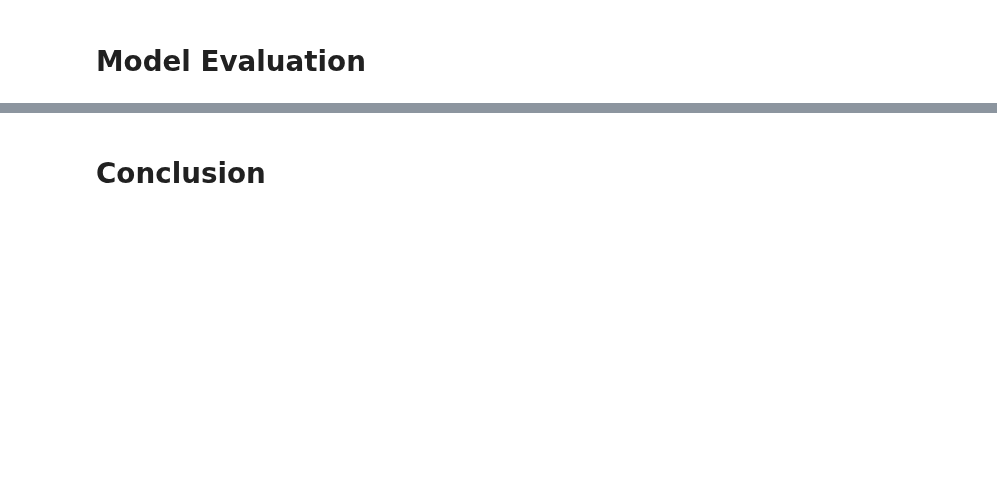
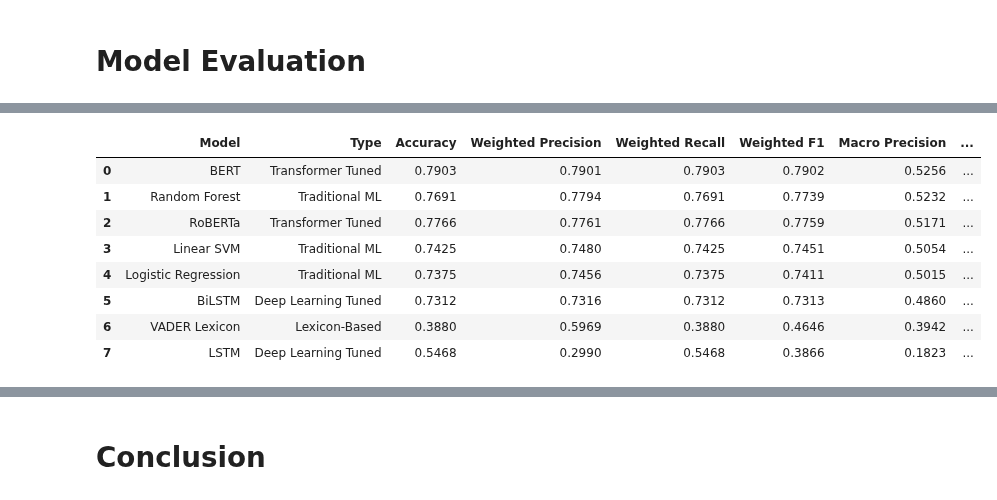
Before and after one commit to hafyze/scm, a Jupyter notebook: Assignment.ipynb, the cells around one changed output, grey strips where cells are left out. Saved outputs shown, nothing was run; the diff lists cells and outputs as text; code cells hidden in the pictures; blank space fills up the shorter version.

```diff
--- a/Assignment.ipynb
+++ b/Assignment.ipynb
@@ -1780,0 +2466,61 @@ if TRANSFORMERS_AVAILABLE:
+# %%
+sns.set_theme(style='whitegrid')
+evaluation_rows = []
+
+if len(model_predictions) == 0:
+    print('No model predictions available yet. Run the modelling cells first.')
+else:
+    for model_name, y_pred in model_predictions.items():
+        y_true = np.asarray(model_truths[model_name])
+        y_pred = np.asarray(y_pred)
+
+        weighted_precision, weighted_recall, weighted_f1, _ = precision_recall_fscore_support(
+            y_true, y_pred, average='weighted', zero_division=0
+        )
+        macro_precision, macro_recall, macro_f1, _ = precision_recall_fscore_support(
+            y_true, y_pred, average='macro', zero_division=0
+        )
+
+        model_type = 'Unknown'
+        if len(model_results) > 0:
+            matching_rows = [row for row in model_results if row['Model'] == model_name]
+            if matching_rows:
+                model_type = matching_rows[-1].get('Type', 'Unknown')
+
+        evaluation_rows.append({
+            'Model': model_name,
+            'Type': model_type,
+            'Accuracy': accuracy_score(y_true, y_pred),
+            'Weighted Precision': weighted_precision,
+            'Weighted Recall': weighted_recall,
+            'Weighted F1': weighted_f1,
+            'Macro Precision': macro_precision,
+            'Macro Recall': macro_recall,
+            'Macro F1': macro_f1
+        })
+
+    evaluation_df = (
+        pd.DataFrame(evaluation_rows)
+        .sort_values(['Macro F1', 'Weighted F1', 'Accuracy'], ascending=False)
+        .reset_index(drop=True)
+    )
+
+    display(evaluation_df.style.format({
+        'Accuracy': '{:.4f}',
+        'Weighted Precision': '{:.4f}',
+        'Weighted Recall': '{:.4f}',
+        'Weighted F1': '{:.4f}',
+        'Macro Precision': '{:.4f}',
+        'Macro Recall': '{:.4f}',
+        'Macro F1': '{:.4f}'
+    }).background_gradient(subset=['Accuracy', 'Weighted F1', 'Macro F1'], cmap='YlGnBu'))
+# %% [output]
+|  | Model | Type | Accuracy | Weighted Precision | Weighted Recall | Weighted F1 | Macro Precision | ... |
+| 0 | BERT | Transformer Tuned | 0.7903 | 0.7901 | 0.7903 | 0.7902 | 0.5256 | ... |
+| 1 | Random Forest | Traditional ML | 0.7691 | 0.7794 | 0.7691 | 0.7739 | 0.5232 | ... |
+| 2 | RoBERTa | Transformer Tuned | 0.7766 | 0.7761 | 0.7766 | 0.7759 | 0.5171 | ... |
+| 3 | Linear SVM | Traditional ML | 0.7425 | 0.7480 | 0.7425 | 0.7451 | 0.5054 | ... |
+| 4 | Logistic Regression | Traditional ML | 0.7375 | 0.7456 | 0.7375 | 0.7411 | 0.5015 | ... |
+| 5 | BiLSTM | Deep Learning Tuned | 0.7312 | 0.7316 | 0.7312 | 0.7313 | 0.4860 | ... |
+| 6 | VADER Lexicon | Lexicon-Based | 0.3880 | 0.5969 | 0.3880 | 0.4646 | 0.3942 | ... |
+| 7 | LSTM | Deep Learning Tuned | 0.5468 | 0.2990 | 0.5468 | 0.3866 | 0.1823 | ... |
```
Also changed, not shown: parts of 47 cells of this notebook, 1 other file.
